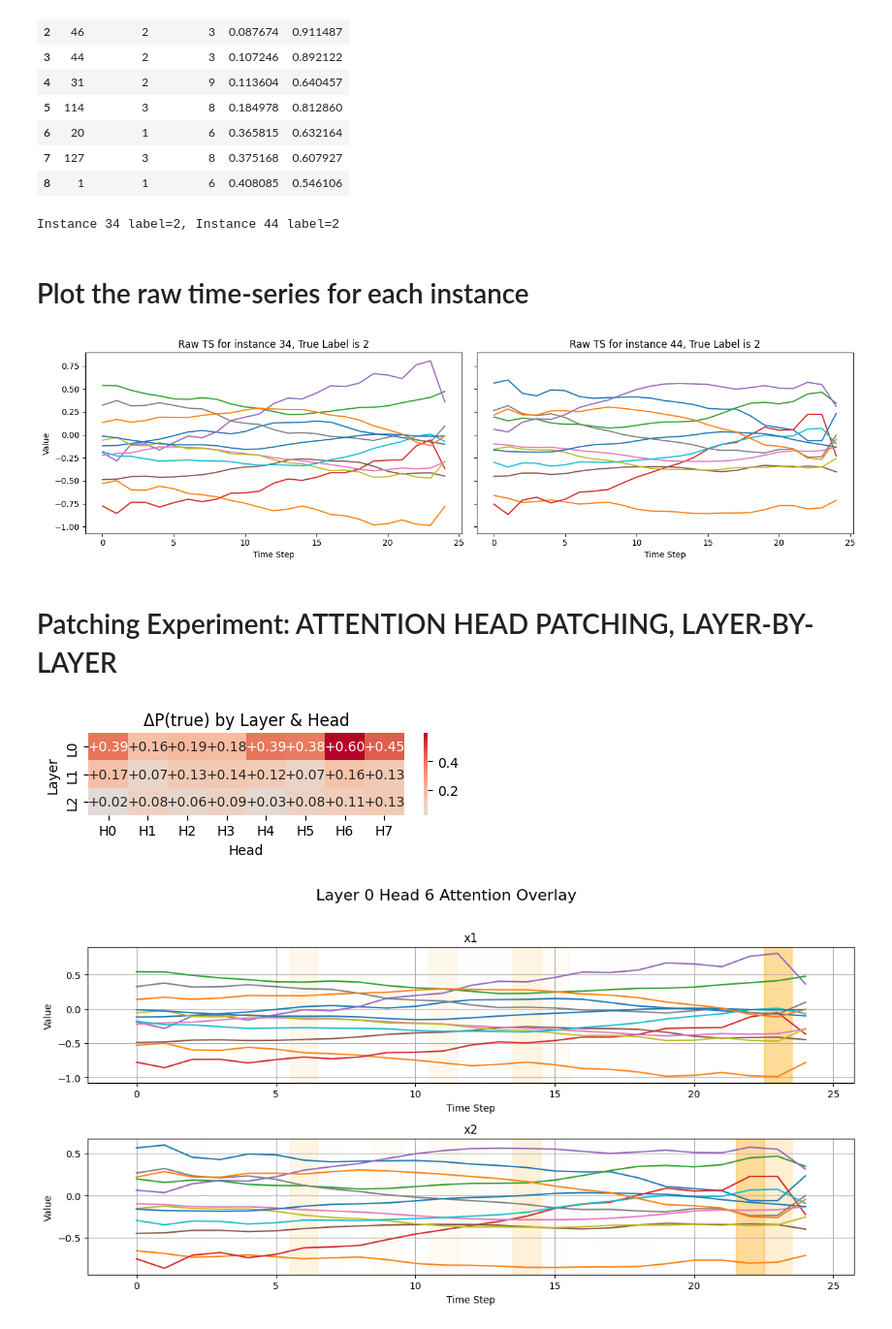
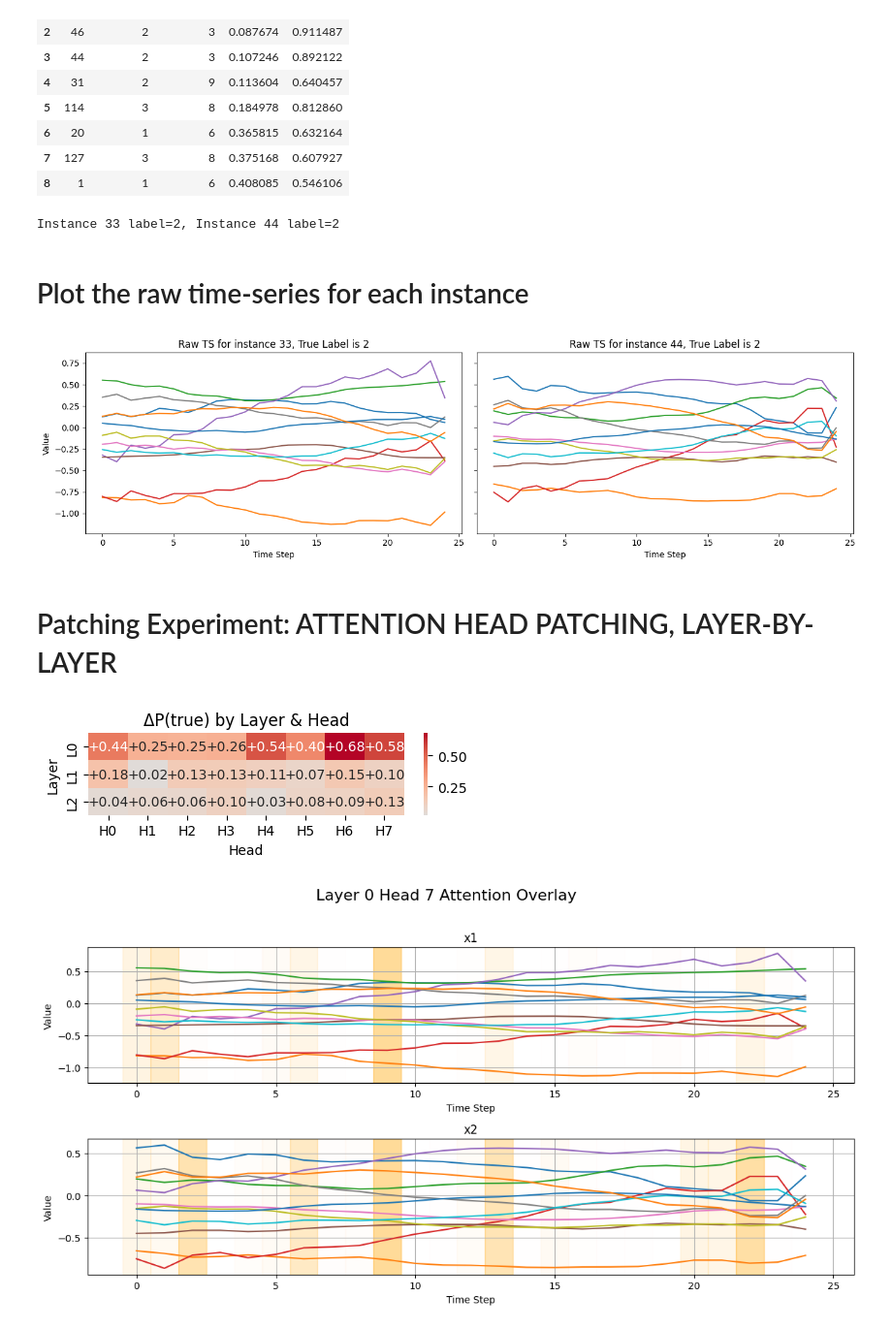
Before and after one commit to mathiisk/TSTpatching, a Jupyter notebook: TSTpatching.ipynb, the cells around one changed output. Shown at 97% size. Saved outputs shown, nothing was run; the diff lists cells and outputs as text; code cells hidden in the pictures.

```diff
--- a/TSTpatching.ipynb
+++ b/TSTpatching.ipynb
@@ -116,7 +120,7 @@ df_mis
 | 7 | 127 | 3 | 8 | 0.375168 | 0.607927 |
 | 8 | 1 | 1 | 6 | 0.408085 | 0.546106 |
 # %%
-idx_1 = 34
+idx_1 = 33
 idx_2 = 44 # select a misclassified instance
 
 x1 = X_test[[idx_1]].to(device)
@@ -128,7 +132,7 @@ y2 = y_test[[idx_2]].item()
 
 print(f"Instance {idx_1} label={y1}, Instance {idx_2} label={y2}")
 # %% [output]
-Instance 34 label=2, Instance 44 label=2
+Instance 33 label=2, Instance 44 label=2
 # %% [markdown]
 # Plot the raw time-series for each instance
 # %%
@@ -149,7 +153,7 @@ axes[1].set_xlabel("Time Step")
 plt.tight_layout()
 plt.show()
 # %% [output]
-[figure, old version]
+[figure, new version]
 # %% [markdown]
 # Patching Experiment: ATTENTION HEAD PATCHING, LAYER-BY-LAYER
 # %%
@@ -165,22 +169,22 @@ baseline = get_probs(model, x2)
 
 plot_influence(patch_probs, baseline, y2)
 # %% [output]
-[figure, old version]
+[figure, new version]
 # %%
 layer_idx = 0
-head_idx = 6
+head_idx = 7
 instances = [x1, x2]
 saliencies = [get_attention_saliency(model, inst, layer_idx, head_idx) for inst in instances]
 labels = ["x1", "x2"]
 
 plot_timeseries_with_attention_overlay(
     instances=[inst.squeeze(0) for inst in instances],
     saliencies=saliencies,
     labels=labels,
     title=f"Layer {layer_idx} Head {head_idx} Attention Overlay"
 )
 # %% [output]
-[figure, old version]
+[figure, new version]
 # %%
 patch_probs_mlp = sweep_mlp_layers(model, x1, x2, num_classes=num_classes)
 plot_mlp_influence(patch_probs_mlp, baseline, true_label=y2)
```
Also changed, not shown: parts of 8 cells of this notebook.
